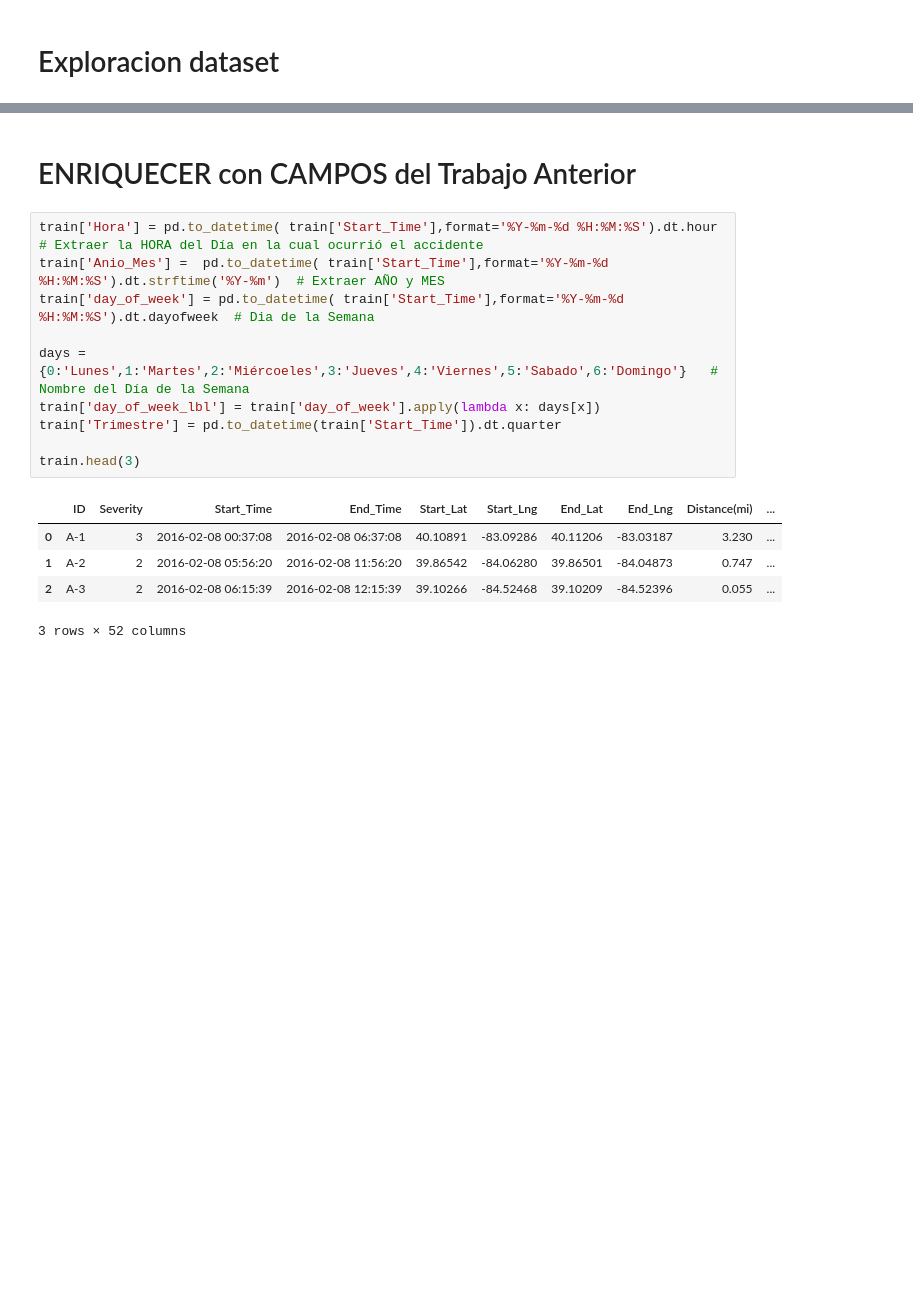
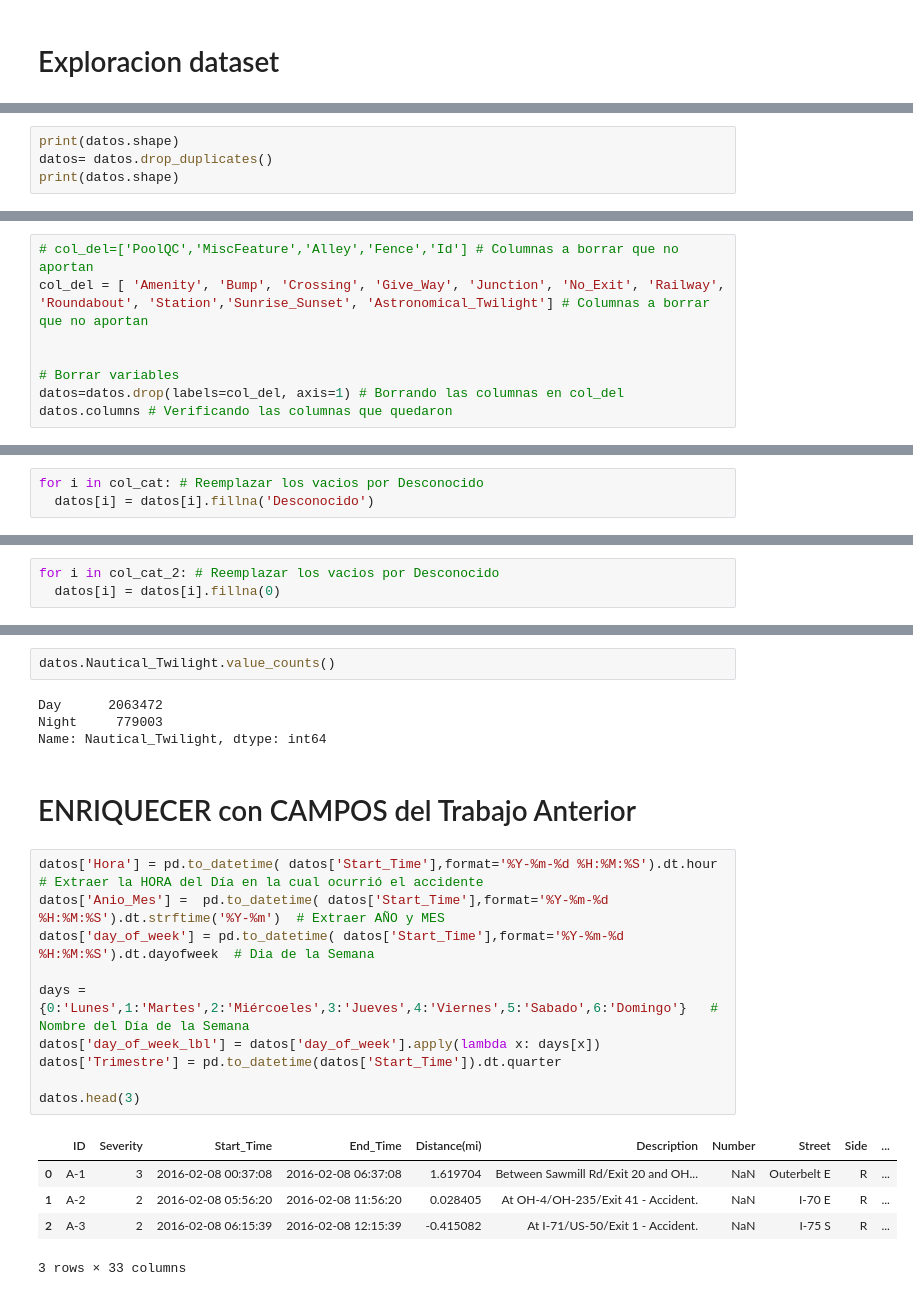
Before and after one commit to EWECORP/DScience_41870, a Jupyter notebook: Data_Wrangling_Eduardo_Ettlin.ipynb, the cells around one changed output, grey strips where cells are left out. Drawn from its saved outputs; the diff is of its cells as text; blank space fills up the shorter version.

```diff
--- a/Data_Wrangling_Eduardo_Ettlin.ipynb
+++ b/Data_Wrangling_Eduardo_Ettlin.ipynb
@@ -78,0 +101,4 @@ memory usage: 773.4+ MB
+# %%
+print(datos.shape)
+datos= datos.drop_duplicates()
+print(datos.shape)
@@ -78,0 +204,8 @@ memory usage: 773.4+ MB
+# %%
+# col_del=['PoolQC','MiscFeature','Alley','Fence','Id'] # Columnas a borrar que no aportan
+col_del = [ 'Amenity', 'Bump', 'Crossing', 'Give_Way', 'Junction', 'No_Exit', 'Railway', 'Roundabout', 'Station','Sunrise_Sunset', 'Astronomical_Twilight'] # Columnas a borrar que no aportan
+
+
+# Borrar variables
+datos=datos.drop(labels=col_del, axis=1) # Borrando las columnas en col_del
+datos.columns # Verificando las columnas que quedaron
@@ -78,0 +260,3 @@ memory usage: 773.4+ MB
+# %%
+for i in col_cat: # Reemplazar los vacios por Desconocido
+  datos[i] = datos[i].fillna('Desconocido')
@@ -78,0 +270,3 @@ memory usage: 773.4+ MB
+# %%
+for i in col_cat_2: # Reemplazar los vacios por Desconocido
+  datos[i] = datos[i].fillna(0)
@@ -79,18 +300,24 @@ memory usage: 773.4+ MB
+# %%
+datos.Nautical_Twilight.value_counts()
+# %% [output]
+Day      2063472
+Night     779003
+Name: Nautical_Twilight, dtype: int64
 # %% [markdown]
 # ENRIQUECER con CAMPOS del Trabajo Anterior
 # %%
-train['Hora'] = pd.to_datetime( train['Start_Time'],format='%Y-%m-%d %H:%M:%S').dt.hour  # Extraer la HORA del Día en la cual ocurrió el accidente
-train['Anio_Mes'] =  pd.to_datetime( train['Start_Time'],format='%Y-%m-%d %H:%M:%S').dt.strftime('%Y-%m')  # Extraer AÑO y MES
-train['day_of_week'] = pd.to_datetime( train['Start_Time'],format='%Y-%m-%d %H:%M:%S').dt.dayofweek  # Dia de la Semana
+datos['Hora'] = pd.to_datetime( datos['Start_Time'],format='%Y-%m-%d %H:%M:%S').dt.hour  # Extraer la HORA del Día en la cual ocurrió el accidente
+datos['Anio_Mes'] =  pd.to_datetime( datos['Start_Time'],format='%Y-%m-%d %H:%M:%S').dt.strftime('%Y-%m')  # Extraer AÑO y MES
+datos['day_of_week'] = pd.to_datetime( datos['Start_Time'],format='%Y-%m-%d %H:%M:%S').dt.dayofweek  # Dia de la Semana
 
 days = {0:'Lunes',1:'Martes',2:'Miércoeles',3:'Jueves',4:'Viernes',5:'Sabado',6:'Domingo'}   # Nombre del Día de la Semana
-train['day_of_week_lbl'] = train['day_of_week'].apply(lambda x: days[x])
-train['Trimestre'] = pd.to_datetime(train['Start_Time']).dt.quarter
+datos['day_of_week_lbl'] = datos['day_of_week'].apply(lambda x: days[x])
+datos['Trimestre'] = pd.to_datetime(datos['Start_Time']).dt.quarter
 
-train.head(3)
+datos.head(3)
 # %% [output]
-|  | ID | Severity | Start_Time | End_Time | Start_Lat | Start_Lng | End_Lat | End_Lng | Distance(mi) | ... |
-| 0 | A-1 | 3 | 2016-02-08 00:37:08 | 2016-02-08 06:37:08 | 40.10891 | -83.09286 | 40.11206 | -83.03187 | 3.230 | ... |
-| 1 | A-2 | 2 | 2016-02-08 05:56:20 | 2016-02-08 11:56:20 | 39.86542 | -84.06280 | 39.86501 | -84.04873 | 0.747 | ... |
-| 2 | A-3 | 2 | 2016-02-08 06:15:39 | 2016-02-08 12:15:39 | 39.10266 | -84.52468 | 39.10209 | -84.52396 | 0.055 | ... |
+|  | ID | Severity | Start_Time | End_Time | Distance(mi) | Description | Number | Street | Side | ... |
+| 0 | A-1 | 3 | 2016-02-08 00:37:08 | 2016-02-08 06:37:08 | 1.619704 | Between Sawmill Rd/Exit 20 and OH... | NaN | Outerbelt E | R | ... |
+| 1 | A-2 | 2 | 2016-02-08 05:56:20 | 2016-02-08 11:56:20 | 0.028405 | At OH-4/OH-235/Exit 41 - Accident. | NaN | I-70 E | R | ... |
+| 2 | A-3 | 2 | 2016-02-08 06:15:39 | 2016-02-08 12:15:39 | -0.415082 | At I-71/US-50/Exit 1 - Accident. | NaN | I-75 S | R | ... |
-3 rows × 52 columns
+3 rows × 33 columns
```
Also changed, not shown: parts of 75 cells of this notebook.
